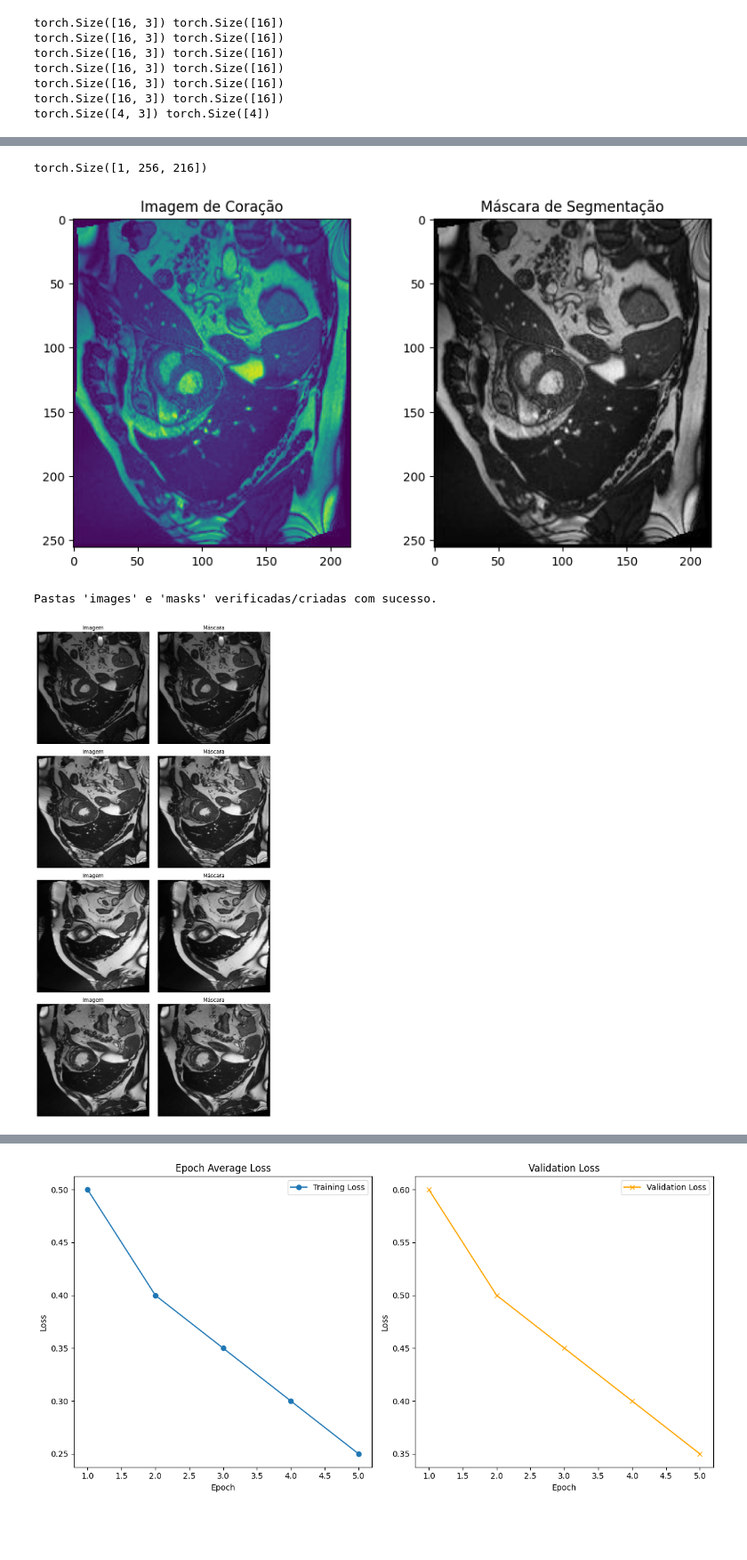
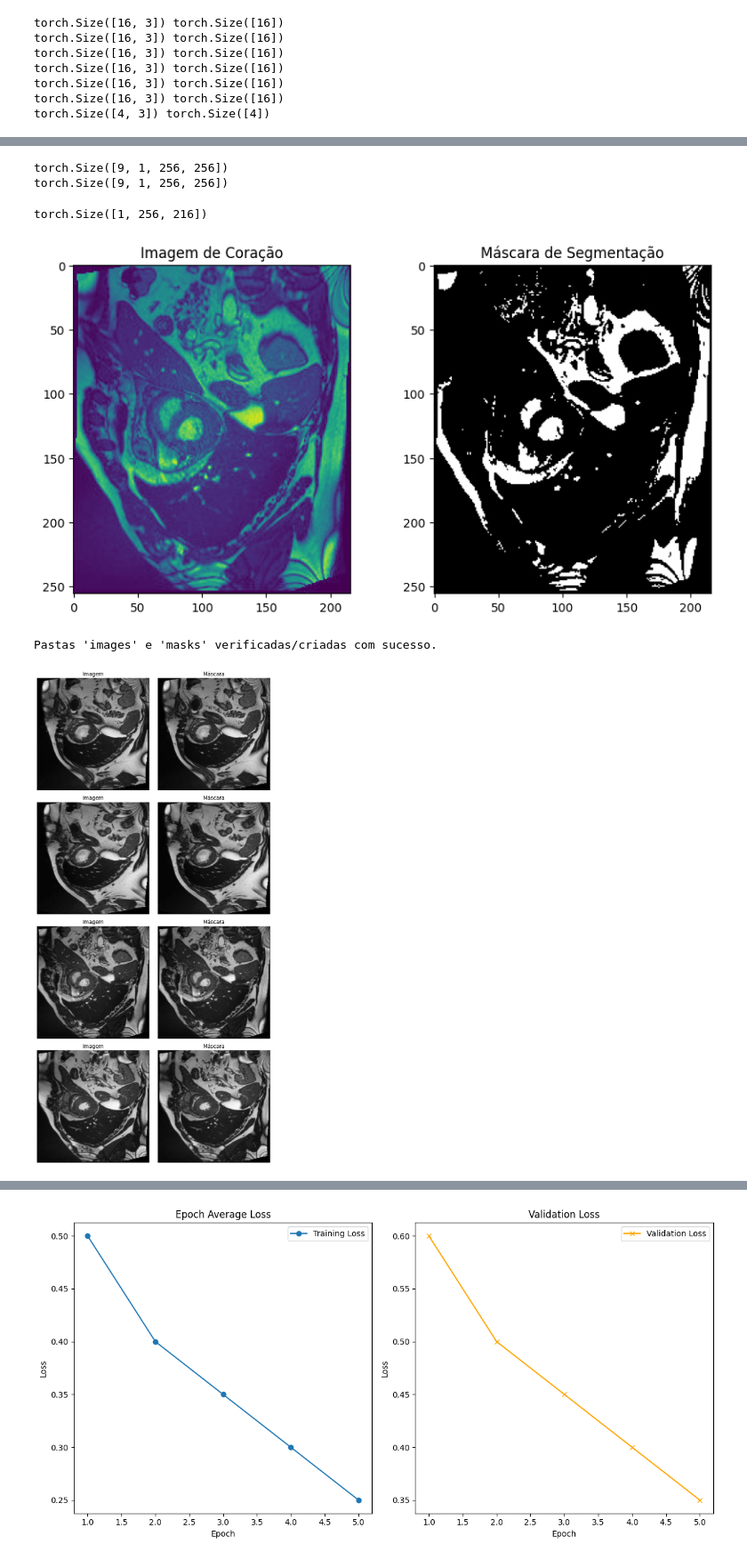
Before and after one commit to Alan240124/Alan, a Jupyter notebook: Atividade_Dataloader.ipynb, the cells around one changed output, grey strips where cells are left out. Shown at 89% size. Saved outputs shown, nothing was run; the diff lists cells and outputs as text; code cells hidden in the pictures; blank space fills up the shorter version.

```diff
--- a/Atividade_Dataloader.ipynb
+++ b/Atividade_Dataloader.ipynb
@@ -127,3 +115,60 @@ torch.Size([9, 1, 256, 256])
+# %%
+import torch
+from torch.utils.data import DataLoader, Dataset
+from torchvision import transforms
+from PIL import Image
+import os
+
+# Exemplo de definição de um Dataset personalizado
+class CustomDataset(Dataset):
+    def __init__(self, images_dir, masks_dir, transform=None):
+        self.images_dir = images_dir
+        self.masks_dir = masks_dir
+        self.transform = transform
+        self.images = os.listdir(images_dir)  # Lista de arquivos de imagem
+        self.masks = os.listdir(masks_dir)    # Lista de arquivos de máscara
+
+    def __len__(self):
+        return len(self.images)
+
+    def __getitem__(self, idx):
+        # Carregando a imagem e a máscara
+        img_path = os.path.join(self.images_dir, self.images[idx])
+        mask_path = os.path.join(self.masks_dir, self.masks[idx])
+
+        image = Image.open(img_path)
+        mask = Image.open(mask_path)
+
+        if self.transform:
+            image = self.transform(image)
+            mask = self.transform(mask)
+
+        return image, mask
+
+# Diretórios das imagens e máscaras
+images_dir = '/content/drive/MyDrive/DataSet/images/'
+masks_dir = '/content/drive/MyDrive/DataSet/masks/'
+
+# Transformações (opcional)
+transform = transforms.Compose([
+    transforms.Resize((256, 256)),
+    transforms.ToTensor(),
+])
+
+# Inicializando o dataset
+dataset = CustomDataset(images_dir, masks_dir, transform=transform)
+
+# Criando o DataLoader
+batch_size = 16
+dataloader = DataLoader(dataset, batch_size=batch_size, shuffle=True)
+
+# Iterando sobre o dataloader
+for images, masks in dataloader:
+    print(images.shape)  # Exemplo: tamanho do batch de imagens
+    print(masks.shape)   # Exemplo: tamanho do batch de máscaras
+# %% [output]
+torch.Size([9, 1, 256, 256])
+torch.Size([9, 1, 256, 256])
 # %%
 import matplotlib.pyplot as plt
 import torchvision.transforms as transforms
@@ -148,7 +193,7 @@ ax[0].imshow(image_tensor.permute(1, 2, 0).numpy())  # Convertendo para formato
 ax[0].set_title("Imagem de Coração")
 
 # Carregando a máscara (ajuste o caminho conforme necessário)
-mask_path = '/content/drive/MyDrive/DataSet/masks/image.0001.jpg'  # Substitua pelo caminho da sua máscara
+mask_path = '/content/drive/MyDrive/DataSet/masks/mask_image.0001.jpg'  # Substitua pelo caminho da sua máscara
 mask = Image.open(mask_path).convert('L')  # Converte para escala de cinza
 mask_tensor = transform(mask)  # Convertendo a máscara para tensor
 
@@ -159,7 +204,7 @@ ax[1].set_title("Máscara de Segmentação")
 plt.show()
 # %% [output]
 torch.Size([1, 256, 216])
-[figure, old version]
+[figure, new version]
 # %%
 import os
 from torch.utils.data import Dataset, DataLoader
@@ -169,7 +214,8 @@ import matplotlib.pyplot as plt
 import numpy as np
 
 # Caminho base do dataset de segmentação do coração
-dataset_path = "/content/drive/MyDrive/DataSet"
+dataset_path = "/content/drive/MyDrive/Dataset2"
+
 
 # Função para criar as pastas, caso não existam
 def criar_pastas_dataset():
@@ -207,6 +253,8 @@ class HeartSegmentationDataset(Dataset):
 
         return image, mask
 
+
+
 # Define o caminho para as pastas de imagens e máscaras
 images_dir = os.path.join(dataset_path, "images")
 masks_dir = os.path.join(dataset_path, "masks")
@@ -220,32 +268,34 @@ transform = transforms.Compose([
 # Cria o DataLoader
 heart_dataset = HeartSegmentationDataset(images_dir=images_dir, masks_dir=masks_dir, transform=transform)
 dataloader = DataLoader(heart_dataset, batch_size=4, shuffle=True)
+
+
 
 # Função para exibir um batch de imagens e máscaras
 def visualizar_batch(dataloader):
     images, masks = next(iter(dataloader))  # Obtem um batch
     batch_size = images.size(0)
     epochs=10
     fig, axes = plt.subplots(batch_size, 2, figsize=(8, 4 * batch_size))
     for i in range(batch_size):
         # Converte a imagem e máscara para numpy para exibição
         image_np = images[i].permute(1, 2, 0).numpy()  # rearranja canais para [H, W, C]
         mask_np = masks[i].squeeze().numpy()           # remove dimensões extras
 
         # Exibe a imagem e a máscara
         axes[i, 0].imshow(image_np)
         axes[i, 0].set_title("Imagem")
         axes[i, 0].axis("off")
 
         axes[i, 1].imshow(mask_np, cmap="gray")
         axes[i, 1].set_title("Máscara")
         axes[i, 1].axis("off")
 
     plt.tight_layout()
     plt.show()
 
 # Chama a função para exibir um batch de imagens e máscaras
 visualizar_batch(dataloader)
 # %% [output]
 Pastas 'images' e 'masks' verificadas/criadas com sucesso.
-[figure, old version]
+[figure, new version]
```
Also changed, not shown: parts of 5 cells of this notebook.
